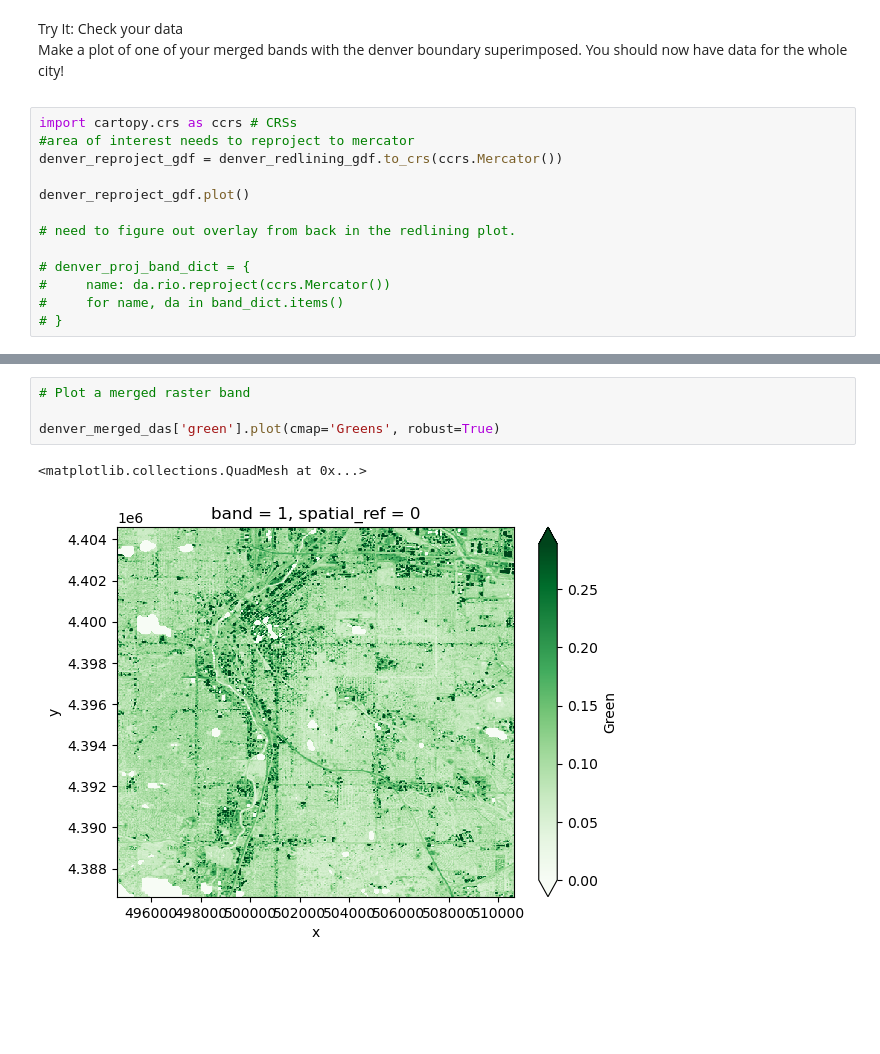
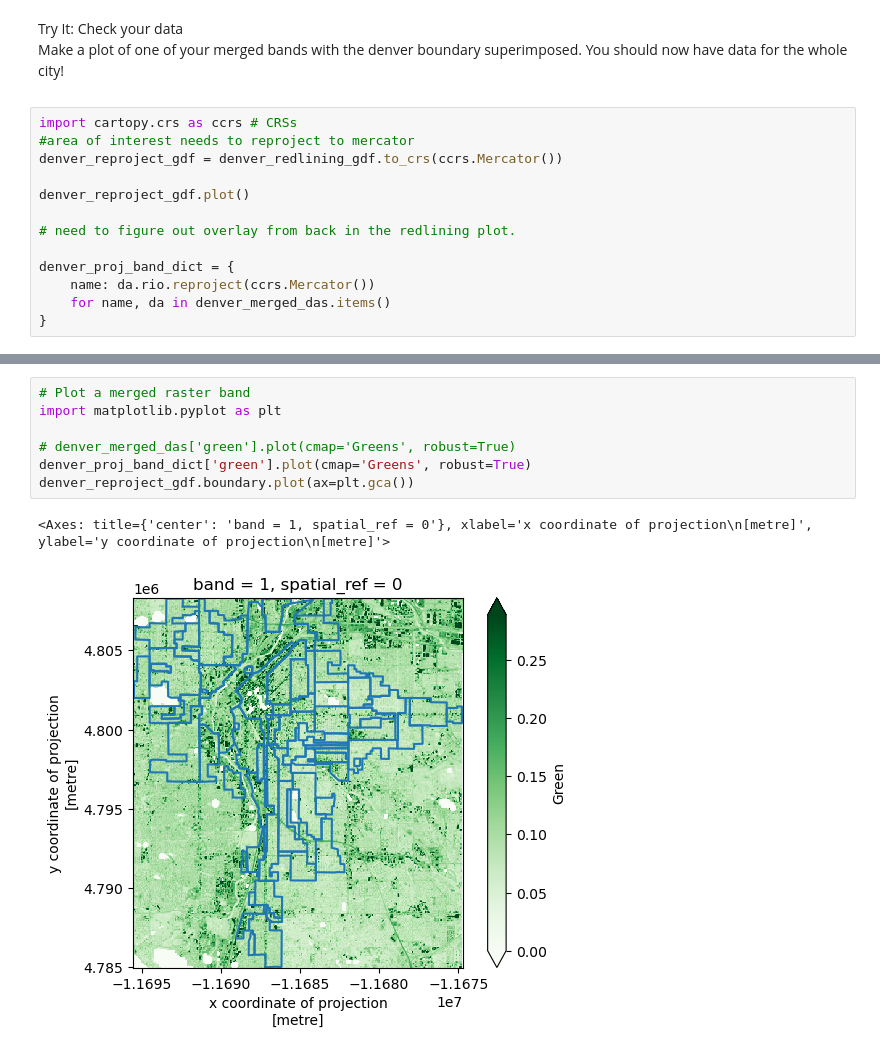
Before and after one commit to earthlab-education/fundamentals-04-redlining-gpb3037, a Jupyter notebook: notebooks/redlining-92-bulk-download.ipynb, the cells around one changed output, grey strips where cells are left out. Drawn from its saved outputs; the diff is of its cells as text; blank space fills up the shorter version.

```diff
--- a/notebooks/redlining-92-bulk-download.ipynb
+++ b/notebooks/redlining-92-bulk-download.ipynb
@@ -468,8 +444,8 @@ denver_reproject_gdf.plot()
 
 # need to figure out overlay from back in the redlining plot.
 
-# denver_proj_band_dict = {
-#     name: da.rio.reproject(ccrs.Mercator())
-#     for name, da in band_dict.items()
-# }
+denver_proj_band_dict = {
+    name: da.rio.reproject(ccrs.Mercator())
+    for name, da in denver_merged_das.items()
+}
 # %% [output]
@@ -477,8 +452,11 @@ denver_reproject_gdf.plot()
 [figure]
 # %%
 # Plot a merged raster band
+import matplotlib.pyplot as plt
 
-denver_merged_das['green'].plot(cmap='Greens', robust=True)
+# denver_merged_das['green'].plot(cmap='Greens', robust=True)
+denver_proj_band_dict['green'].plot(cmap='Greens', robust=True)
+denver_reproject_gdf.boundary.plot(ax=plt.gca())
 # %% [output]
-<matplotlib.collections.QuadMesh at 0x...>
+<Axes: title={'center': 'band = 1, spatial_ref = 0'}, xlabel='x coordinate of projection\n[metre]', ylabel='y coordinate of projection\n[metre]'>
-[figure, old version]
+[figure, new version]
```
Also changed, not shown: parts of 4 cells of this notebook, 1 other file.
